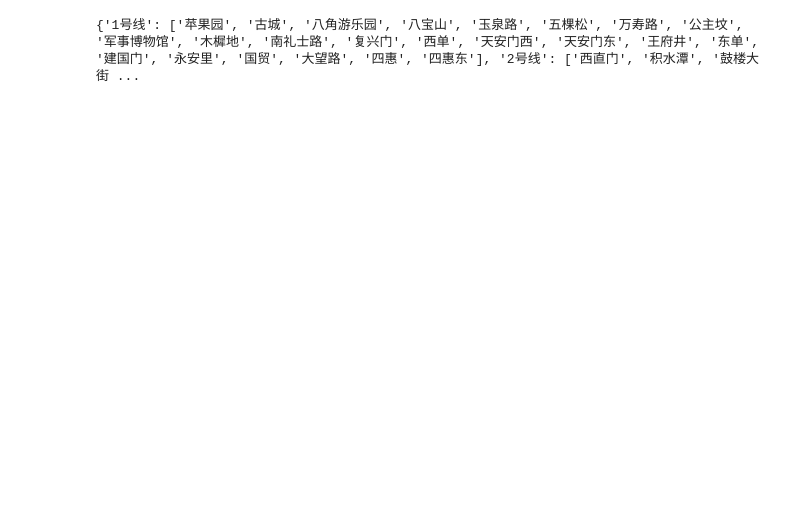
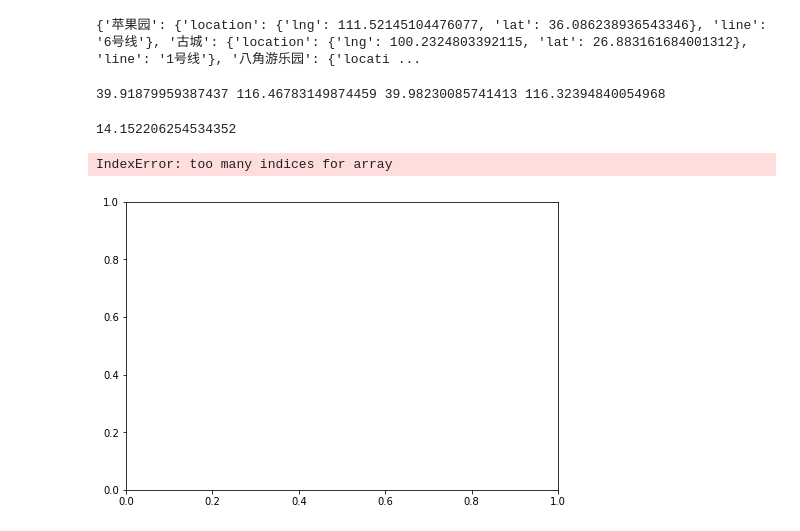
Before and after one commit to nobohe/NLP_homework, a Jupyter notebook: Assignment02/北京地铁.ipynb, the cells around one changed output. Saved outputs shown, nothing was run; the diff lists cells and outputs as text; code cells hidden in the pictures; blank space fills up the shorter version.

```diff
--- a/Assignment02/北京地铁.ipynb
+++ b/Assignment02/北京地铁.ipynb
@@ -3,15 +5,21 @@ import re
 # %%
 f = open('北京地铁.htm',encoding='gb18030')
 data = {}
+Line = ""
 for line in f.readlines():
     line = line.strip('\n').strip(" ")
     if len(re.compile(r'subway_num').findall(line)) != 0 :
         Line = re.compile(r'>([a-zA-Z0-9_\u4e00-\u9fa5]+)</div>').findall(line)[0]
-        data[Line]= []
         continue
     if '<div class="station">' in line :
         Station = re.compile(r'[\u4e00-\u9fa5]+').findall(line)[0]
-        data[Line].append(Station)
+        try:
+            url = "http://api.map.baidu.com/geocoding/v3/?address=%s&output=json&ak=i57C2zzbNQGhjFATlF1bu57kbCTw0L6N"%Station
+            response = requests.get(url)
+            location = json.loads(response.text)["result"]["location"]
+            data[Station] = {"location" : location, "line" : Line}
+        except:
+            pass
 print (data)
 # %% [output]
-{'1号线': ['苹果园', '古城', '八角游乐园', '八宝山', '玉泉路', '五棵松', '万寿路', '公主坟', '军事博物馆', '木樨地', '南礼士路', '复兴门', '西单', '天安门西', '天安门东', '王府井', '东单', '建国门', '永安里', '国贸', '大望路', '四惠', '四惠东'], '2号线': ['西直门', '积水潭', '鼓楼大街 ...
+{'苹果园': {'location': {'lng': 111.52145104476077, 'lat': 36.086238936543346}, 'line': '6号线'}, '古城': {'location': {'lng': 100.2324803392115, 'lat': 26.883161684001312}, 'line': '1号线'}, '八角游乐园': {'locati ...
@@ -17,0 +65,5 @@ print (data)
+# %%
+get_geo_distance('国贸', '海淀黄庄')
+# %% [output]
+39.91879959387437 116.46783149874459 39.98230085741413 116.32394840054968
+14.152206254534352
@@ -17,0 +72,3 @@ print (data)
+# %%
+Station_graph = nx.Graph()
+Station_graph.add_nodes_from(list(data.keys()))
@@ -17,0 +78,5 @@ print (data)
+# %%
+nx.draw(Station_graph, data, with_labels=True, node_size=30)
+# %% [output]
+IndexError: too many indices for array
+[figure, added]
```
Also changed, not shown: parts of 6 cells of this notebook.
